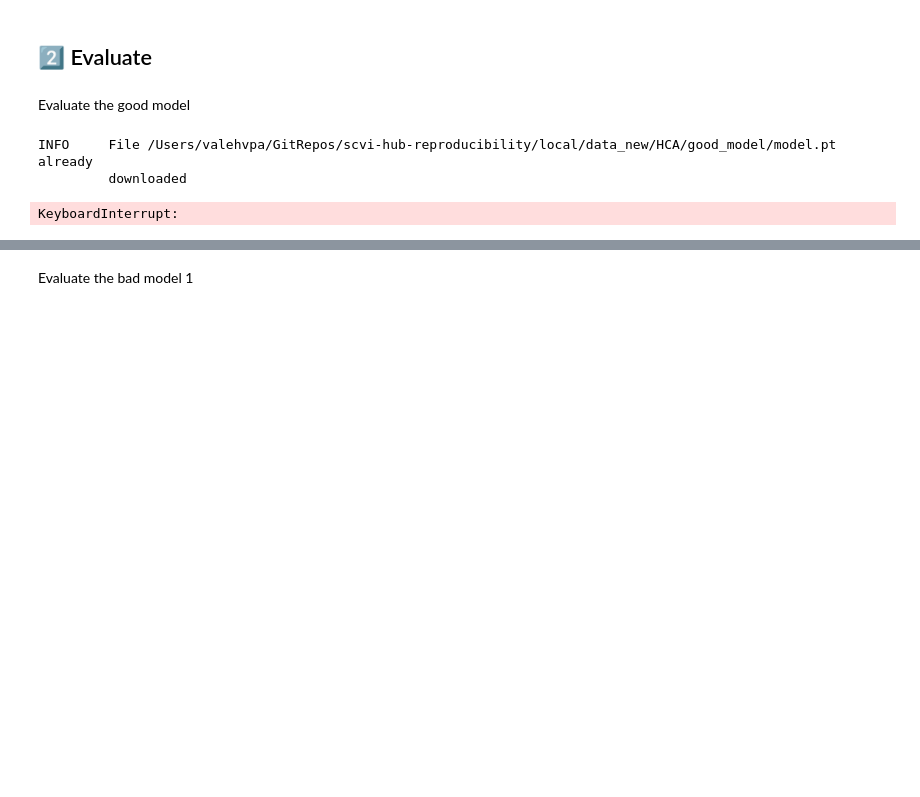
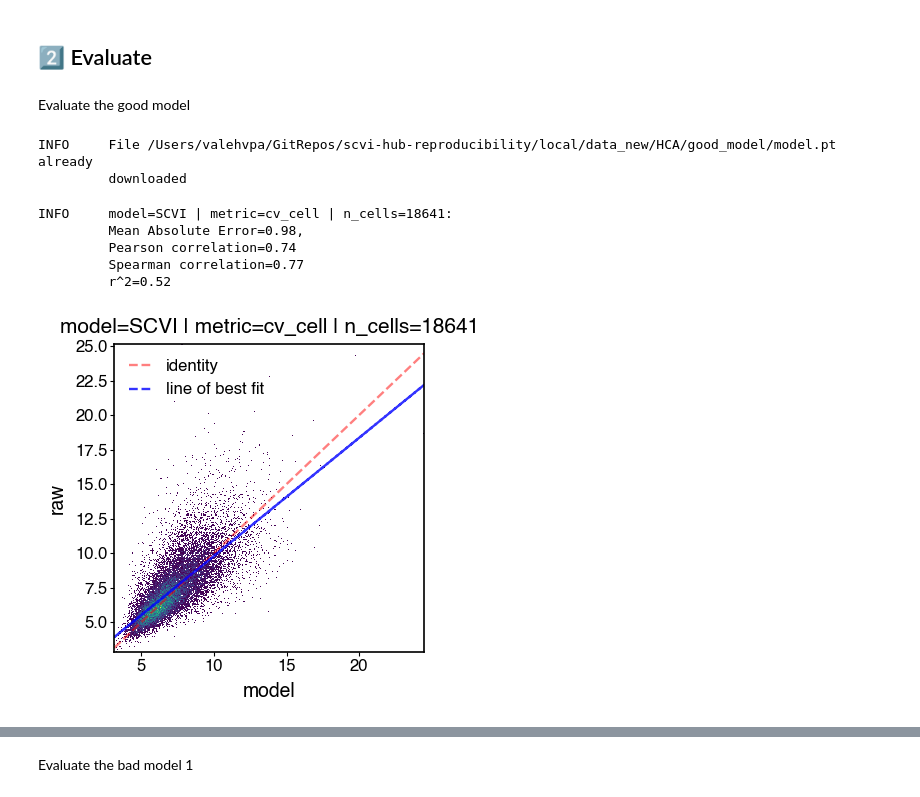
Before and after one commit to YosefLab/scvi-hub-reproducibility, a Jupyter notebook: hca_model_criticism.ipynb, the cells around one changed output, grey strips where cells are left out. Saved outputs shown, nothing was run; the diff lists cells and outputs as text; code cells hidden in the pictures; blank space fills up the shorter version.

```diff
--- a/hca_model_criticism.ipynb
+++ b/hca_model_criticism.ipynb
@@ -134,15 +144,21 @@ INFO     File /Users/valehvpa/GitRepos/scvi-hub-reproducibility/local/data_new/H
          downloaded
 # %%
 # run ppc+cv
-n_samples = 5
-ppc = run_ppc(adata, model, "cv_cell", n_samples = n_samples, layer="counts")
+models_dict = {"SCVI": model}
+ppc = PPC(adata, models_dict, count_layer_key="counts", n_samples=2)
+ppc.coefficient_of_variation("features")
 
 ppc_plt = PPCPlot(ppc)
 ppc_plt.plot_cv(model_name="SCVI", cell_wise=True, plt_type="hist2d")
 
 fig_path = f'{temp_fig_dir}/hca_good_model_ppc_cv_cell.svg'
 plt.savefig(fig_path, dpi=300, bbox_inches="tight")
 # %% [output]
-KeyboardInterrupt:
+INFO     model=SCVI | metric=cv_cell | n_cells=18641:
+         Mean Absolute Error=0.98,
+         Pearson correlation=0.74
+         Spearman correlation=0.77
+         r^2=0.52
+[figure, added]
 # %%
 # run ppc+DE
```
Also changed, not shown: parts of 10 cells of this notebook.
